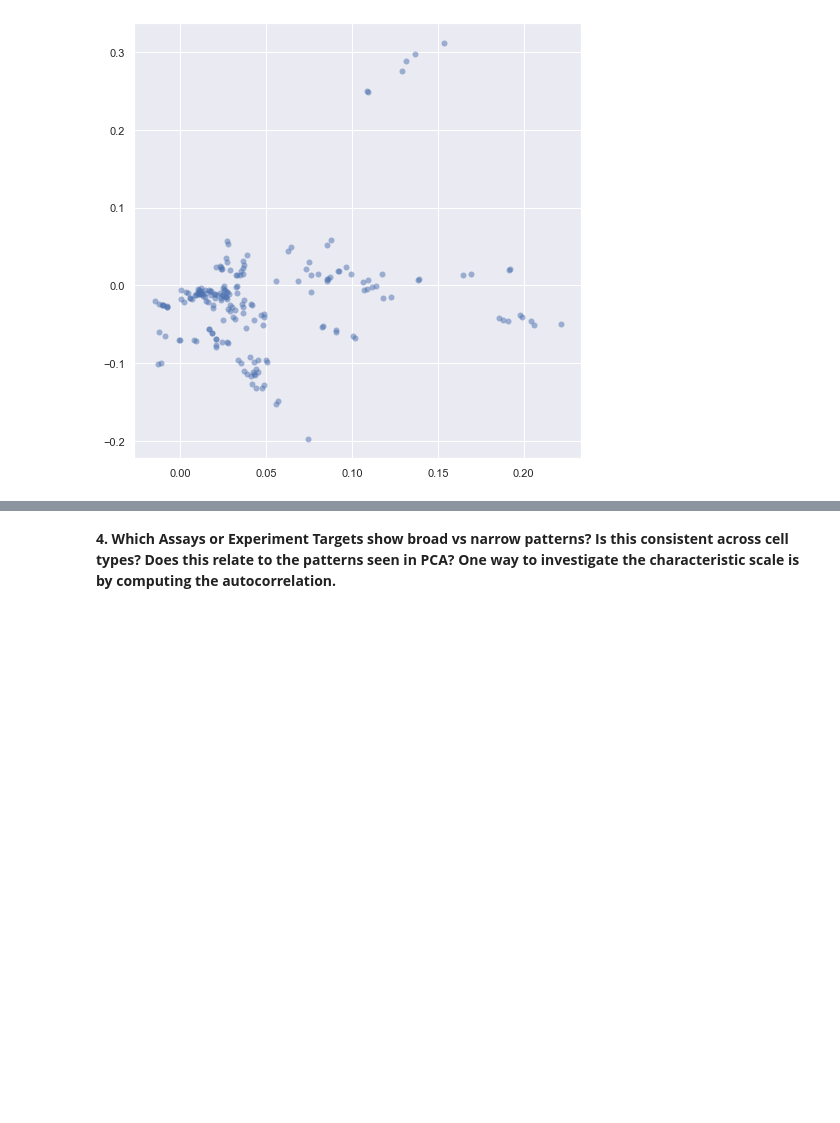
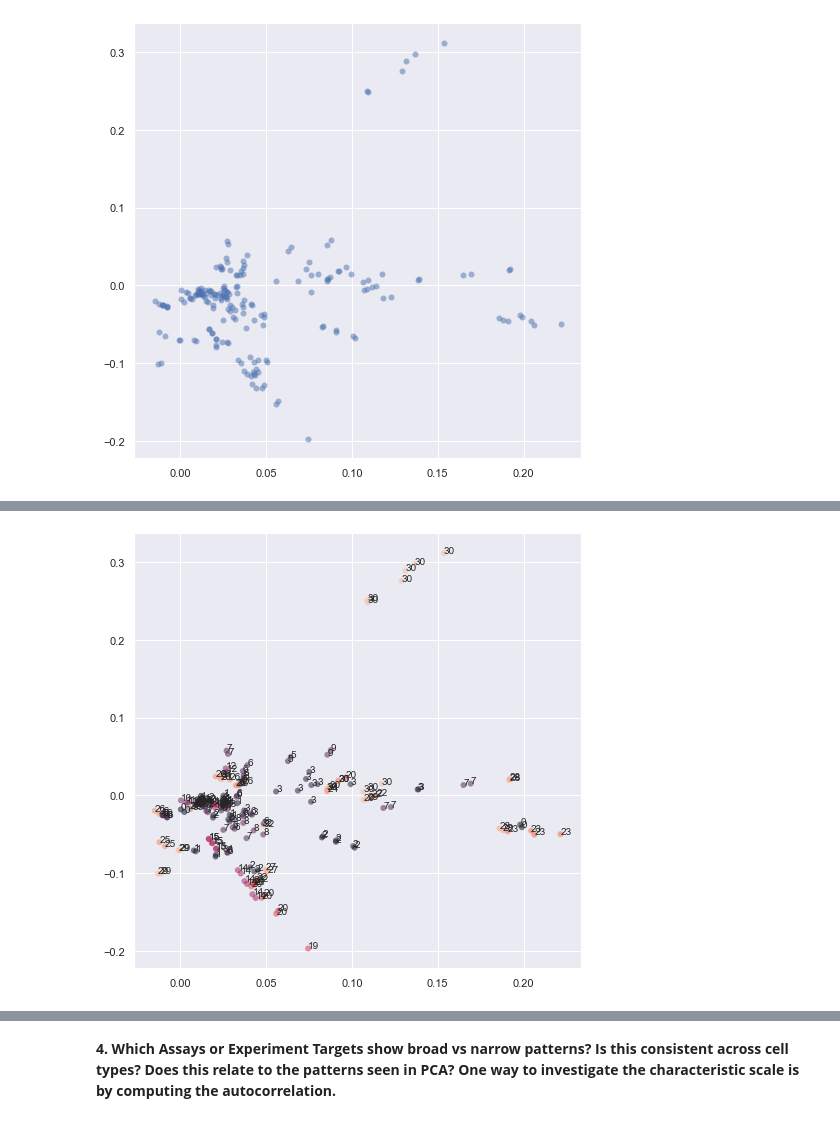
Before and after one commit to Fudenberg-Research-Group/qbio577_fall2022, a Jupyter notebook: encode-bigwig-eda.ipynb, the cells around one changed output, grey strips where cells are left out. Drawn from its saved outputs; the diff is of its cells as text; code cells hidden in the pictures; blank space fills up the shorter version.

```diff
--- a/encode-bigwig-eda.ipynb
+++ b/encode-bigwig-eda.ipynb
@@ -160,0 +181,4 @@ AttributeError: 'PCA' object has no attribute 'feature_names_in_'
+# %%
+plot_pca(pca,bigwig_metadata=bigwig_metadata,metadata_label_column="Donor(s)")
+# %% [output]
+[figure, added]
```
Also changed, not shown: parts of 12 cells of this notebook.
